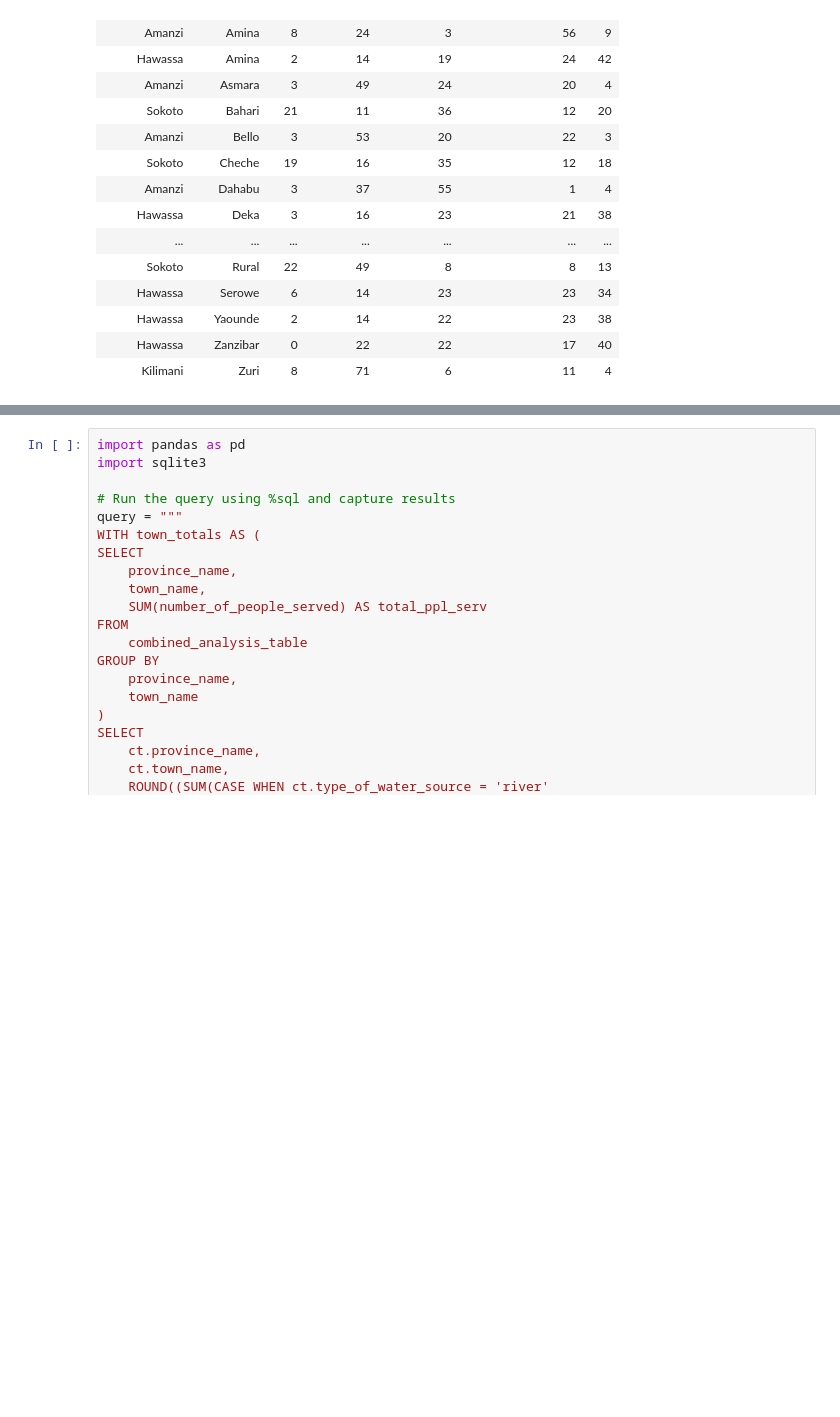
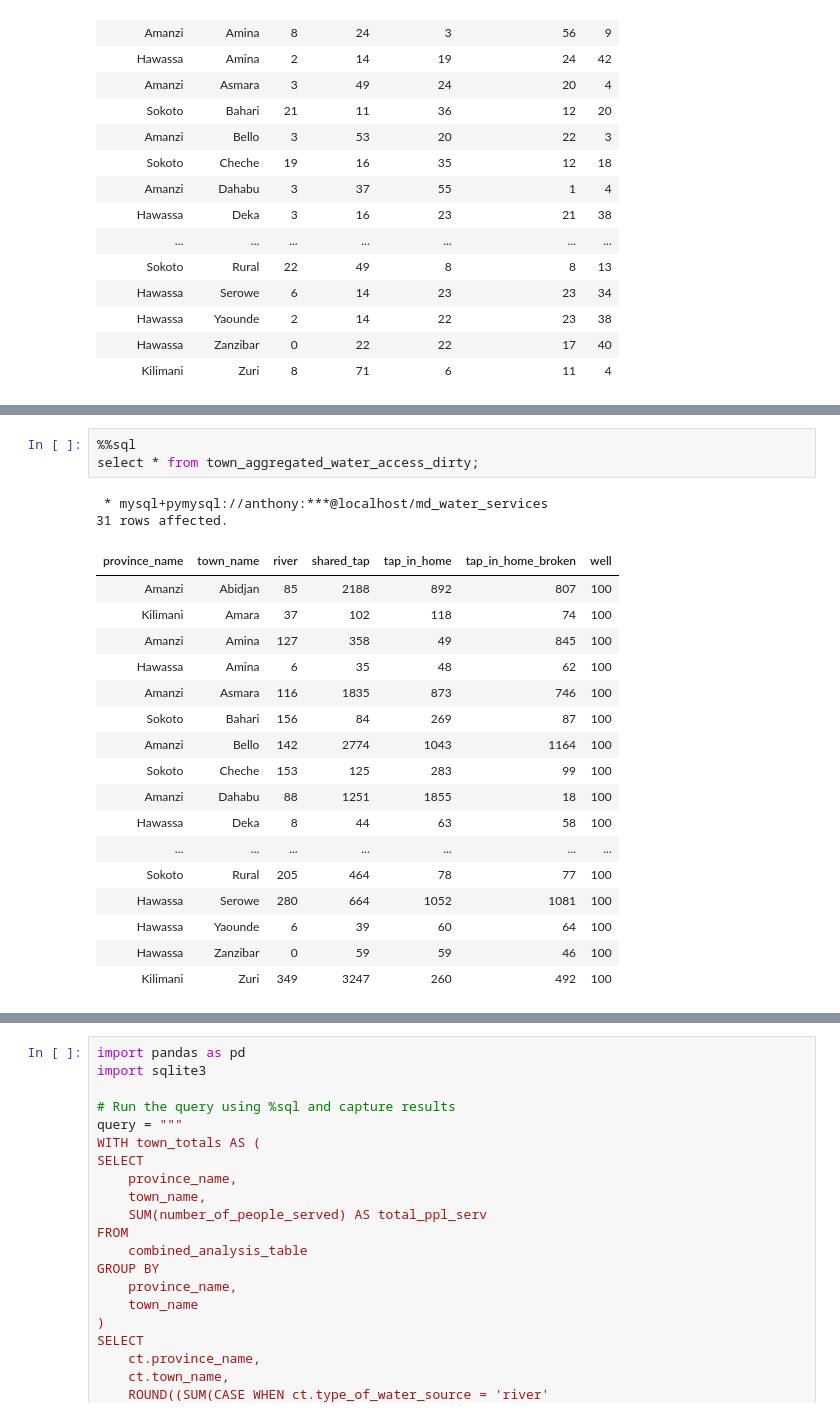
Before and after one commit to ndegwaanth/maji-ndogo, a Jupyter notebook: maji-ndog-mcq-4.ipynb, the cells around one changed output, grey strips where cells are left out. Cells and saved outputs as stored; diff of their text form; blank space fills up the shorter version.

```diff
--- a/maji-ndog-mcq-4.ipynb
+++ b/maji-ndog-mcq-4.ipynb
@@ -572,2 +595,25 @@ ORDER BY
 31 rows affected.
 []
+# %%
+%%sql
+select * from town_aggregated_water_access_dirty;
+# %% [output]
+ * mysql+pymysql://anthony:***@localhost/md_water_services
+31 rows affected.
+| province_name | town_name | river | shared_tap | tap_in_home | tap_in_home_broken | well |
+| Amanzi | Abidjan | 85 | 2188 | 892 | 807 | 100 |
+| Kilimani | Amara | 37 | 102 | 118 | 74 | 100 |
+| Amanzi | Amina | 127 | 358 | 49 | 845 | 100 |
+| Hawassa | Amina | 6 | 35 | 48 | 62 | 100 |
+| Amanzi | Asmara | 116 | 1835 | 873 | 746 | 100 |
+| Sokoto | Bahari | 156 | 84 | 269 | 87 | 100 |
+| Amanzi | Bello | 142 | 2774 | 1043 | 1164 | 100 |
+| Sokoto | Cheche | 153 | 125 | 283 | 99 | 100 |
+| Amanzi | Dahabu | 88 | 1251 | 1855 | 18 | 100 |
+| Hawassa | Deka | 8 | 44 | 63 | 58 | 100 |
+| ... | ... | ... | ... | ... | ... | ... |
+| Sokoto | Rural | 205 | 464 | 78 | 77 | 100 |
+| Hawassa | Serowe | 280 | 664 | 1052 | 1081 | 100 |
+| Hawassa | Yaounde | 6 | 39 | 60 | 64 | 100 |
+| Hawassa | Zanzibar | 0 | 59 | 59 | 46 | 100 |
+| Kilimani | Zuri | 349 | 3247 | 260 | 492 | 100 |
```
Also changed, not shown: parts of 36 cells of this notebook, 7 other files.
